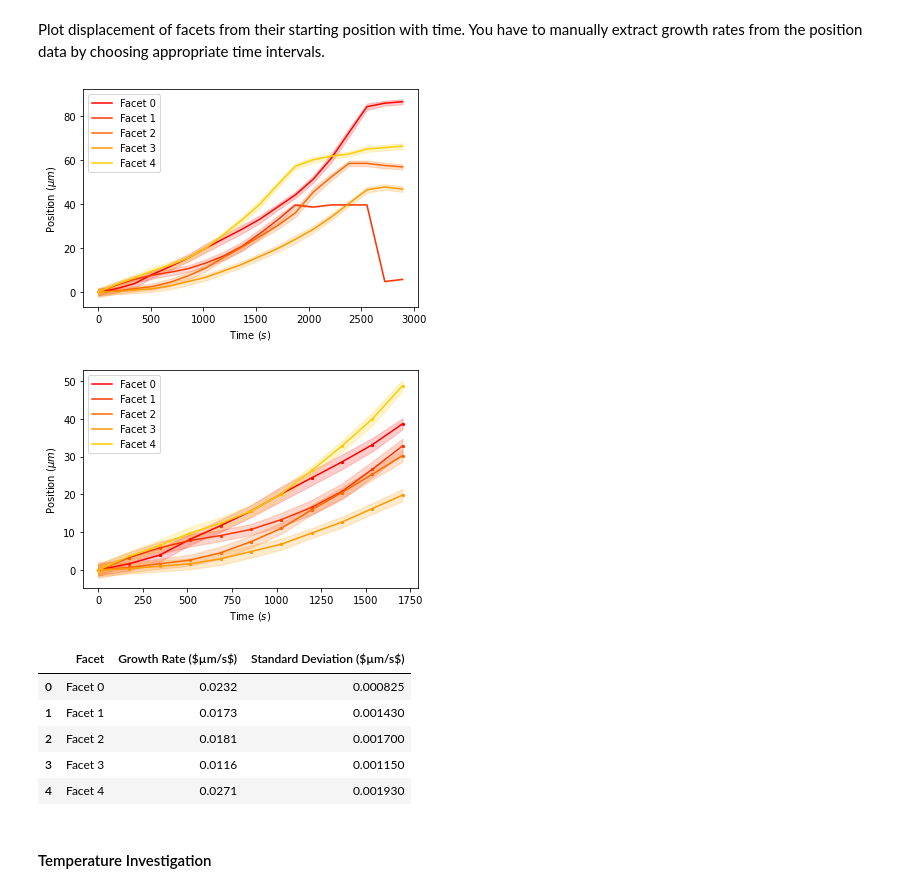
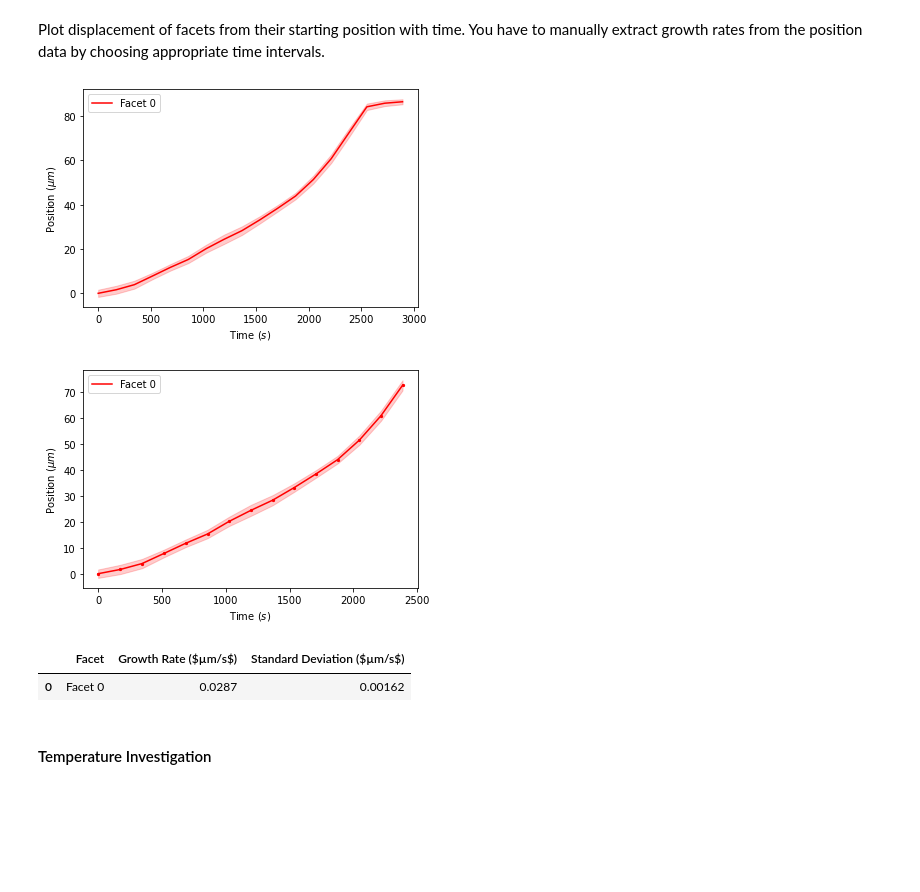
Before and after one commit to ESaundersNano/Mini-1-Multidimensional-analysis-of-perovskite-growth, a Jupyter notebook: optical_image_growth_rate.ipynb, the cells around one changed output. Cells and saved outputs as stored; diff of their text form; code cells hidden in the pictures; blank space fills up the shorter version.

Commit message:
PLOT STUFF ALSO KEYBOARD BROKEN

```diff
--- a/optical_image_growth_rate.ipynb
+++ b/optical_image_growth_rate.ipynb
@@ -427,14 +429,14 @@ print(len(line_points_list), "facets selected")
 # %% [markdown]
 You can also enter in coordinates yourself, or load from a file.
 # %%
-line_points_list = np.array(
+# line_points_list = np.array(
 
-[[[620.9378366 , 401.14915672],
-        [929.5771286 , 418.36409731]],
- [[564.37446038, 356.88216664],
-        [572.98193068, 268.34818646]],
- [[282.78721788, 548.70579035],
-        [209.00890107, 535.1797656 ]]]
+# [[[620.9378366 , 401.14915672],
+#         [929.5771286 , 418.36409731]],
+#  [[564.37446038, 356.88216664],
+#         [572.98193068, 268.34818646]],
+#  [[282.78721788, 548.70579035],
+#         [209.00890107, 535.1797656 ]]]
 
-)
+# )
 # %% [markdown]
@@ -444,7 +446,8 @@ Select which facets are going to be included in the plot.
 # I think just replace first len in expressions below to some list of indices I specify here.
 
 i_start = 0
-i_end = 4 # inclusive
+i_end = 0 # inclusive
+# i_end = len(line_points_list)
 i_list = np.arange(i_start, i_end+1)
 i_list
 # %% [output]
@@ -514,7 +517,7 @@ Plot displacement of facets from their starting position with time. You have to
 # %%
 %matplotlib inline
 
-cut_time=1800 # sets where truncate data to then fit a linear growth rate
+cut_time=2500 # sets where truncate data to then fit a linear growth rate
 
 def getnearpos(array,value):
         idx = np.argmin((np.abs(array-value)))
@@ -532,38 +535,34 @@ for i in np.arange(len(line_points_list)):
     growth_info.append([name, rate, std_dev])
 
 df = pd.DataFrame(growth_info, columns=["Facet", "Growth Rate ($µm/s$)", "Standard Deviation ($µm/s$)"])
 
 
 plt.figure("Original")
 cmap = plt.cm.get_cmap('autumn') # use any colormap you like
 for i in i_list:
     col = cmap(i/len(line_points_list)) # cmap takes float between 0 & 1 and returns corresponding color
     plt.plot(ts, positions_array[i], color=col, label="Facet %i" %i)
     plt.fill_between(ts, positions_array[i]-error_array[i], positions_array[i]+error_array[i], color=col, alpha=0.2)
 plt.legend()
 plt.xlabel("Time ($s$)")
 plt.ylabel("Position ($µm$)")
 plt.show()
 
 plt.figure("Truncated")
 cmap = plt.cm.get_cmap('autumn') # use any colormap you like
 for i in i_list:
     col = cmap(i/len(line_points_list)) # cmap takes float between 0 & 1 and returns corresponding color
     plt.scatter(ts[:cut_index], positions_array[i][:cut_index], color=col, s=5)
     plt.plot(ts[:cut_index], positions_array[i][:cut_index], color=col, label="Facet %i" %i)
     plt.fill_between(ts[:cut_index], positions_array[i][:cut_index]-error_array[i][:cut_index], positions_array[i][:cut_index]+error_array[i][:cut_index], color=col, alpha=0.2)
 plt.legend()
 plt.xlabel("Time ($s$)")
 plt.ylabel("Position ($µm$)")
 plt.show()
 
 df
 # %% [output]
-[figure, old version]
+[figure, new version]
-[figure, old version]
+[figure, new version]
 |  | Facet | Growth Rate ($µm/s$) | Standard Deviation ($µm/s$) |
-| 0 | Facet 0 | 0.0232 | 0.000825 |
-| 1 | Facet 1 | 0.0173 | 0.001430 |
-| 2 | Facet 2 | 0.0181 | 0.001700 |
-| 3 | Facet 3 | 0.0116 | 0.001150 |
-| 4 | Facet 4 | 0.0271 | 0.001930 |
+| 0 | Facet 0 | 0.0287 | 0.00162 |
```
Also changed, not shown: parts of 11 cells of this notebook, 5 other files.
